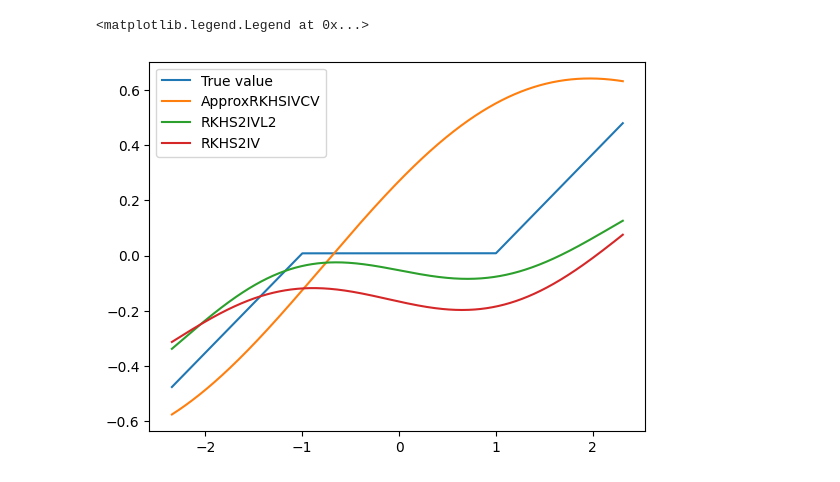
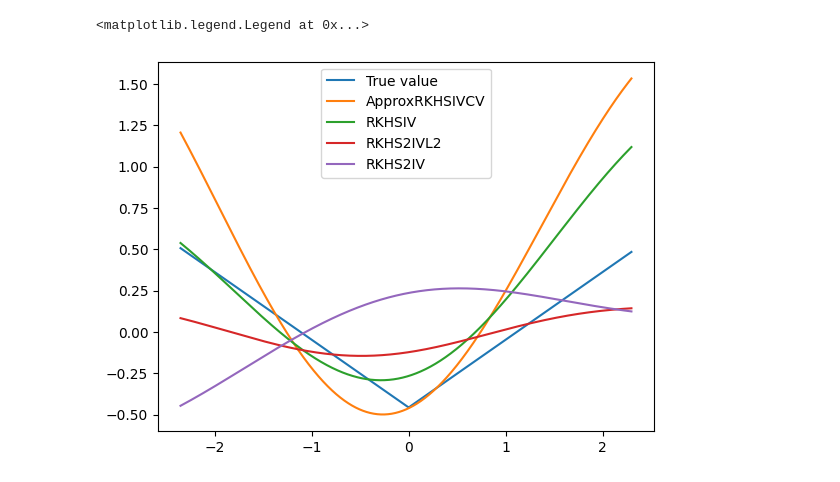
Before and after one commit to isaacmeza/NNPIV, a Jupyter notebook: longitudinal_causal/longitudinal_notebook rkhs.ipynb, the cells around one changed output. Saved outputs shown, nothing was run; the diff lists cells and outputs as text; code cells hidden in the pictures.

```diff
--- a/longitudinal_causal/longitudinal_notebook rkhs.ipynb
+++ b/longitudinal_causal/longitudinal_notebook rkhs.ipynb
@@ -9,7 +9,7 @@ import matplotlib.pyplot as plt
 
 from mliv.rkhs import RKHSIV, ApproxRKHSIVCV, RKHSIVCV, RKHSIVL2CV, RKHSIVL2, RKHS2IVL2CV, RKHSIVL2CV, RKHS2IVL2, RKHS2IV
 # %%
-fn_number = 15
+fn_number = 0
 tau_fn = dgps.get_tau_fn(fn_number)
 # %%
 A, D, B, C, Y, tau_fn = dgps.get_data(4000, 10, 10, tau_fn, 2)
@@ -55,7 +55,7 @@ approxrkhs_model = ApproxRKHSIVCV(kernel_approx='nystrom', n_components=200,
 approxrkhs_pred = nested_npivfit(A, B, C, D, Y, B_test, model=approxrkhs_model)
 # %%
 rkhs_model = RKHSIV(kernel='rbf', gamma=.1, delta_scale='auto', delta_exp=.4)
-#rkhs_pred = nested_npivfit(A, B, C, D, Y, B_test, model=rkhs_model)
+rkhs_pred = nested_npivfit(A, B, C, D, Y, B_test, model=rkhs_model)
 # %%
 rkhsl2_model = RKHSIVL2(kernel='rbf', gamma=.1, delta_scale='auto')
 #rkhsl2_pred = nested_npivfit(A, B, C, D, Y, B_test, model=rkhsl2_model)
@@ -68,11 +68,11 @@ rkhs2_pred = rkhs2_model.fit(A, B, C, D, Y).predict(B_test)
 # %%
 plt.plot(B_test[:, 0], true_fn, label='True value')
 plt.plot(B_test[:, 0], approxrkhs_pred, label='ApproxRKHSIVCV')
-#plt.plot(B_test[:, 0], rkhs_pred, label='RKHSIV')
+plt.plot(B_test[:, 0], rkhs_pred, label='RKHSIV')
 plt.plot(B_test[:, 0], rkhs2l2_pred, label='RKHS2IVL2')
 #plt.plot(B_test[:, 0], rkhsl2_pred, label='RKHSIVL2')
 plt.plot(B_test[:, 0], rkhs2_pred, label='RKHS2IV')
 plt.legend()
 # %% [output]
 <matplotlib.legend.Legend at 0x...>
-[figure, old version]
+[figure, new version]
```
Also changed, not shown: 1 other file.
